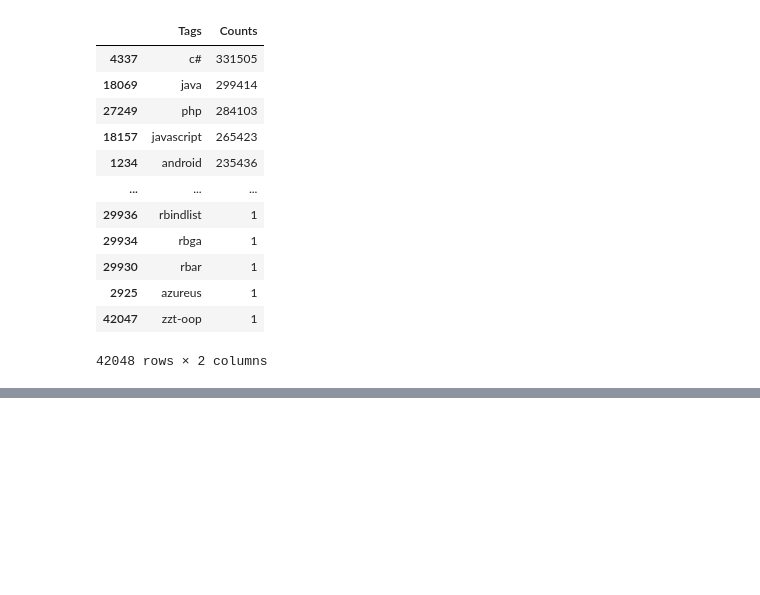
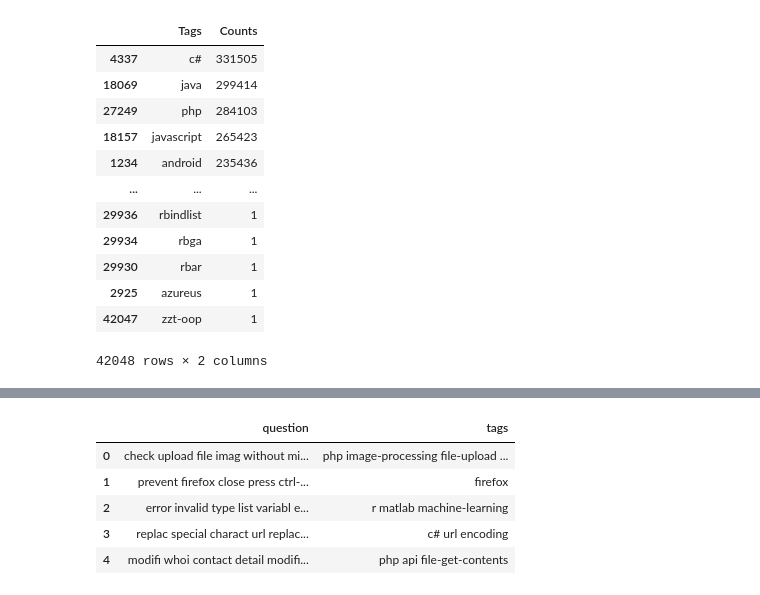
Before and after one commit to Udaykumar447/Real-World-Data-Science-Projects, a Jupyter notebook: Machine Learning Projects/Stack Overflow Tag Predictor Project/Stack overflow tag predictor.ipynb, the cells around one changed output, grey strips where cells are left out. Drawn from its saved outputs; the diff is of its cells as text; code cells hidden in the pictures; blank space fills up the shorter version.

```diff
--- a/Machine Learning Projects/Stack Overflow Tag Predictor Project/Stack overflow tag predictor.ipynb
+++ b/Machine Learning Projects/Stack Overflow Tag Predictor Project/Stack overflow tag predictor.ipynb
@@ -311,0 +335,15 @@ tag_df_sorted
+# %%
+from nltk.corpus import stopwords
+from nltk.stem.snowball import SnowballStemmer
+import re
+
+
+# Defining a function to remove Html code
+def striphtml(data):
+    cleanr = re.compile('<.*?>')
+    cleantext = re.sub(cleanr, ' ', str(data))
+    return cleantext
+
+# Initiziling the stop words and stemmer
+stop_words = set(stopwords.words('english'))
+stemmer = SnowballStemmer("english")
@@ -311,0 +463,3 @@ tag_df_sorted
+# %%
+preprocessed_data = list(zip(question1,code1,tags1,x1,len_ques1,is_code1))
+preprocessed_data = pd.DataFrame(preprocessed_data, columns = ['question','code','tags','x','len_ques','is_code'])
@@ -311,0 +468,9 @@ tag_df_sorted
+# %%
+preprocessed_data.head()
+# %% [output]
+|  | question | tags |
+| 0 | check upload file imag without mi... | php image-processing file-upload ... |
+| 1 | prevent firefox close press ctrl-... | firefox |
+| 2 | error invalid type list variabl e... | r matlab machine-learning |
+| 3 | replac special charact url replac... | c# url encoding |
+| 4 | modifi whoi contact detail modifi... | php api file-get-contents |
```
Also changed, not shown: parts of 20 cells of this notebook.
